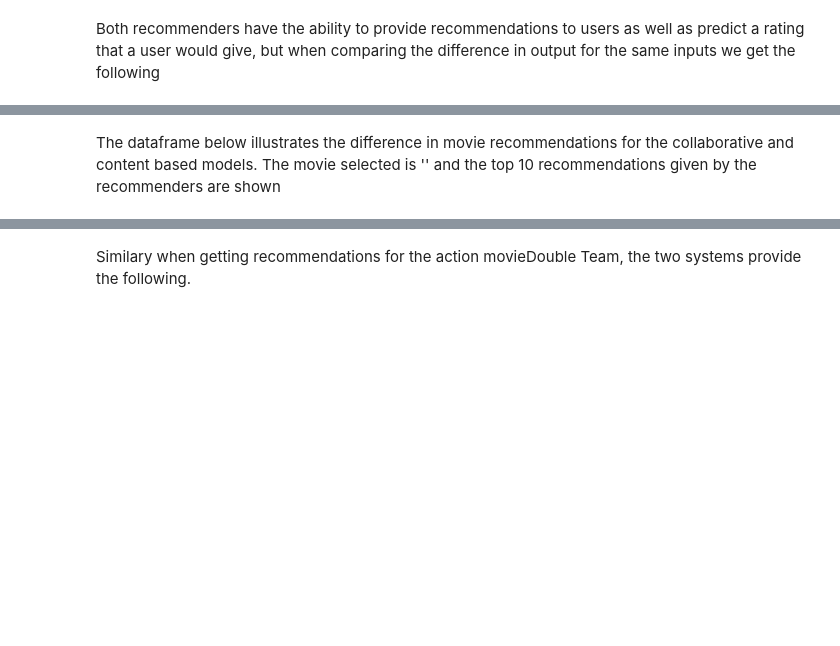
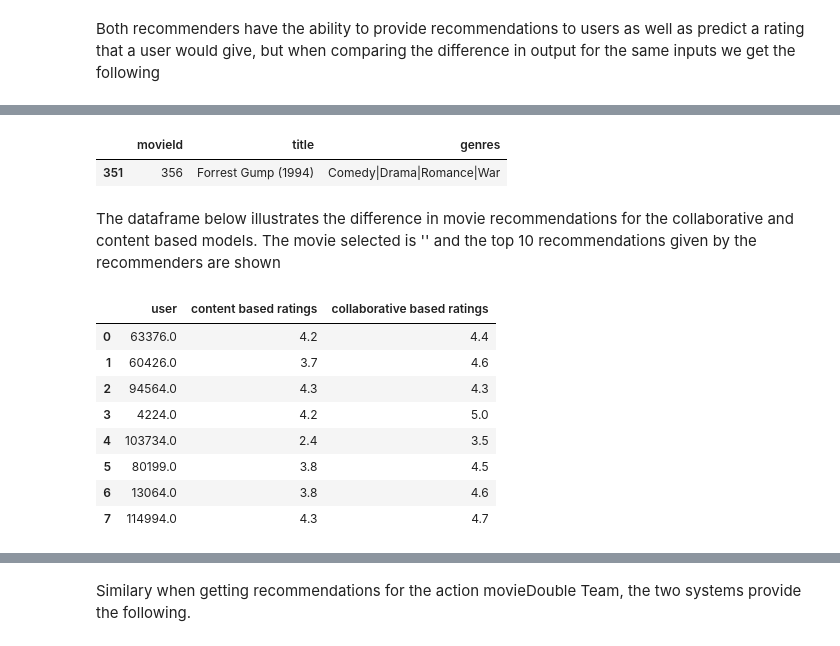
Before and after one commit to EDSATeam11/unsupervised-predict-streamlit-template, a Jupyter notebook: main.ipynb, the cells around one changed output, grey strips where cells are left out. Drawn from its saved outputs; the diff is of its cells as text; code cells hidden in the pictures; blank space fills up the shorter version.

```diff
--- a/main.ipynb
+++ b/main.ipynb
@@ -1263,19 +1462,41 @@ users
+# %%
+movies[movies['title']=='Forrest Gump (1994)']
+# %% [output]
+|  | movieId | title | genres |
+| 351 | 356 | Forrest Gump (1994) | Comedy|Drama|Romance|War |
 # %% [markdown]
 The dataframe below illustrates the difference in movie recommendations for the collaborative and content based models. The movie selected is '' and the top 10 recommendations given by the recommenders are shown
 # %%
 ratings_list=[]
 
 #delete filler. This is to fill in the dataframe while we wait for collab information
 # Colab code must be added
 from numpy import random
 filler=random.randint(5, size=(8))
 
 for i in users:
 
   ratings_list.append(user_rating('Forrest Gump (1994)',i,df))
 
-user_dataframe=pd.DataFrame(data={'user':users,'content based ratings':ratings_list,'collaborative based ratings':filler})
+# Predict on collaborative filtering
+predcol = []
+for i in users:
+    x = (algo.predict(i, 356))
+    pred = round(x[3],1)
+    predcol.append(pred)
+
+user_dataframe=pd.DataFrame(data={'user':users,'content based ratings':ratings_list,'collaborative based ratings':predcol})
 user_dataframe
+# %% [output]
+|  | user | content based ratings | collaborative based ratings |
+| 0 | 63376.0 | 4.2 | 4.4 |
+| 1 | 60426.0 | 3.7 | 4.6 |
+| 2 | 94564.0 | 4.3 | 4.3 |
+| 3 | 4224.0 | 4.2 | 5.0 |
+| 4 | 103734.0 | 2.4 | 3.5 |
+| 5 | 80199.0 | 3.8 | 4.5 |
+| 6 | 13064.0 | 3.8 | 4.6 |
+| 7 | 114994.0 | 4.3 | 4.7 |
 # %%
 # Plot comparison
 
```
Also changed, not shown: parts of 28 cells of this notebook.
